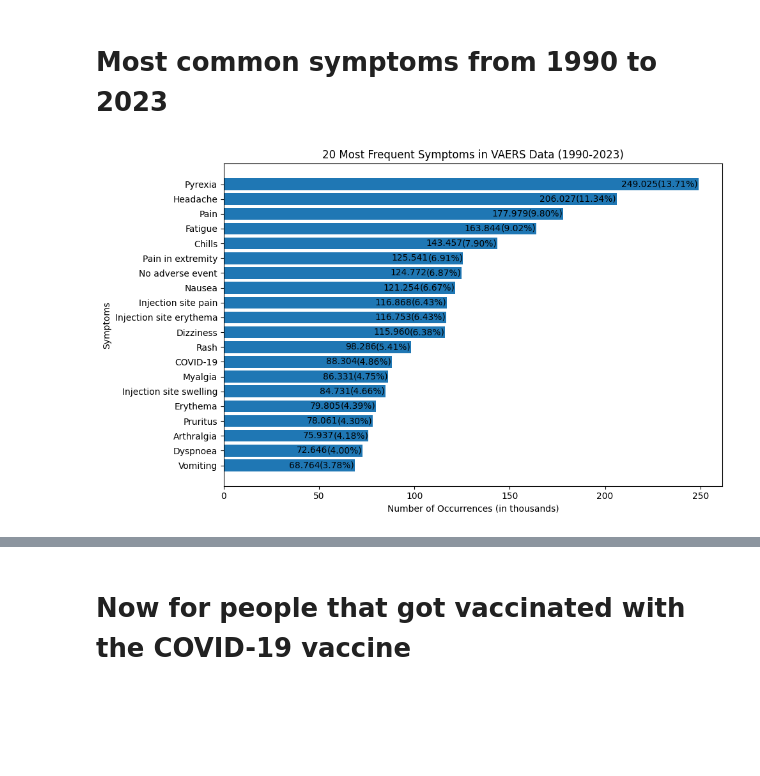
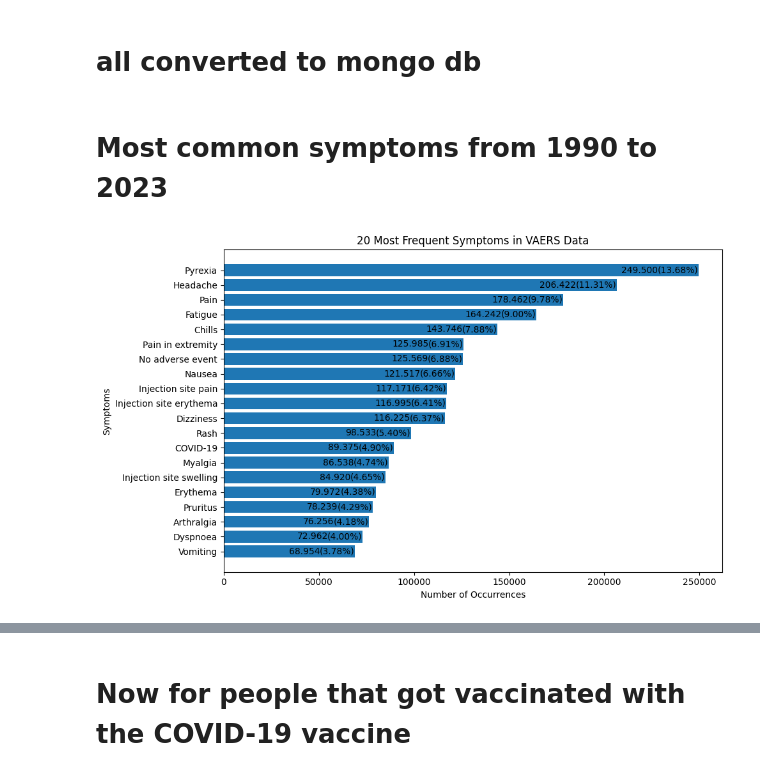
Before and after one commit to ZaNioxX/Masterarbeit, a Jupyter notebook: Data_Exploration/symptoms.ipynb, the cells around one changed output, grey strips where cells are left out. Saved outputs shown, nothing was run; the diff lists cells and outputs as text; code cells hidden in the pictures; blank space fills up the shorter version.

Commit message:
converted symptoms and entries per year to MongoDB data

```diff
--- a/Data_Exploration/symptoms.ipynb
+++ b/Data_Exploration/symptoms.ipynb
@@ -36,68 +1,80 @@ Percentage of VAERS reports with VAX_TYPE as 'UNK': 1.10%
+# %% [markdown]
+# all converted to mongo db
+# %%
+import re
+from pymongo import MongoClient
+from collections import Counter
+import matplotlib.pyplot as plt
+
+# Connect to your MongoDB instance
+client = MongoClient('mongodb://localhost:27017/')
+db = client['vaers']  # Replace 'your_database' with your actual database name
+collection = db['reports']  # Replace 'your_collection' with your actual collection name
 # %% [markdown]
 # Most common symptoms from 1990 to 2023
 # %%
-import pandas as pd
-import matplotlib.pyplot as plt
-from matplotlib.ticker import FuncFormatter
+# Query the database for all documents
+cursor = collection.find({})
 
-all_years_symptoms = pd.DataFrame()
-for year in range(1990, 2024):
-    file_path = f"/Users/sep/Documents/HAW/Masterarbeit/Daten.nosync/{year}VAERSSYMPTOMS.csv"
-    yearly_symptoms_df = pd.read_csv(file_path, encoding='ISO-8859-1')
-    all_years_symptoms = pd.concat([all_years_symptoms, yearly_symptoms_df])
+# Initialize a Counter object to count symptoms
+symptom_counter = Counter()
 
-all_symptoms = pd.concat([all_years_symptoms['SYMPTOM1'], all_years_symptoms['SYMPTOM2'],
-                          all_years_symptoms['SYMPTOM3'], all_years_symptoms['SYMPTOM4'],
-                          all_years_symptoms['SYMPTOM5']])
+# Process documents to count symptoms
+for document in cursor:
+    # Check if 'symptoms' is in the document and is a list
+    if 'symptoms' in document and isinstance(document['symptoms'], list):
+        symptom_counter.update(document['symptoms'])
 
-most_common_symptoms = all_symptoms.value_counts().head(20)
-all_years_symptoms = all_years_symptoms.drop_duplicates(subset="VAERS_ID")
+# Get the total count of all symptoms
+total_reports = collection.count_documents({})
 
-unique_entrys = len(all_years_symptoms)
 
+# Get the 20 most common symptoms
+most_common_symptoms = symptom_counter.most_common(20)
+
+# Extract symptoms and counts for plotting
+symptoms, counts = zip(*most_common_symptoms)
+
+# Create the horizontal bar plot
 plt.figure(figsize=(10, 6))
-bars = plt.barh(most_common_symptoms.index, most_common_symptoms.values)
+bars = plt.barh(symptoms, counts)
 
-plt.title('20 Most Frequent Symptoms in VAERS Data (1990-2023)')
-plt.xlabel('Number of Occurrences (in thousands)')
-plt.ylabel('Symptoms')
-
-# Adding the text inside the bars and the percentage
-total_count = most_common_symptoms.sum()
 for bar in bars:
     label = f'{bar.get_width():,.0f}'.replace(',', '.')  # Format the number with a dot as a thousands separator
-    percentage = (bar.get_width() / unique_entrys) * 100
+    percentage = (bar.get_width() / total_reports) * 100
     if bar.get_width() > 200000:
         total_offset = -40500
         percent_offset = -21500
     elif bar.get_width() > 100000:
         total_offset = -37500
         percent_offset = -18500
     else:
         total_offset = -34500
         percent_offset = -18500
 
     x_position = bar.get_width()
     plt.text(x_position + total_offset, bar.get_y() + bar.get_height() / 2,
              label,
              va='center', ha='left', color='black')
 
     # Add percentage next to the total number
     plt.text(x_position + percent_offset, bar.get_y() + bar.get_height() / 2,
              f'({percentage:.2f}%)',
              va='center', ha='left', color='black')
 
-plt.gca().invert_yaxis()  # Invert y-axis to have the most common symptom at the top
+# Set titles and labels
+plt.title('20 Most Frequent Symptoms in VAERS Data')
+plt.xlabel('Number of Occurrences')
+plt.ylabel('Symptoms')
 
-# Format x-axis labels in thousands
-def format_thousands(x, pos):
-    return f'{x/1000:.0f}'
-
-formatter = FuncFormatter(format_thousands)
-plt.gca().xaxis.set_major_formatter(formatter)
+# Invert y-axis to have the most common symptom at the top
+plt.gca().invert_yaxis()
 
 plt.tight_layout()
+
+# Save the plot
 plt.savefig('/Users/sep/PycharmProjects/Masterarbeit/Plots/Data_Exploration/Symptoms/Top20Symptoms_alltime.png')
+
 plt.show()
 # %% [output]
-[figure, old version]
+[figure, new version]
```
Also changed, not shown: parts of 21 cells of this notebook, 14 other files.
